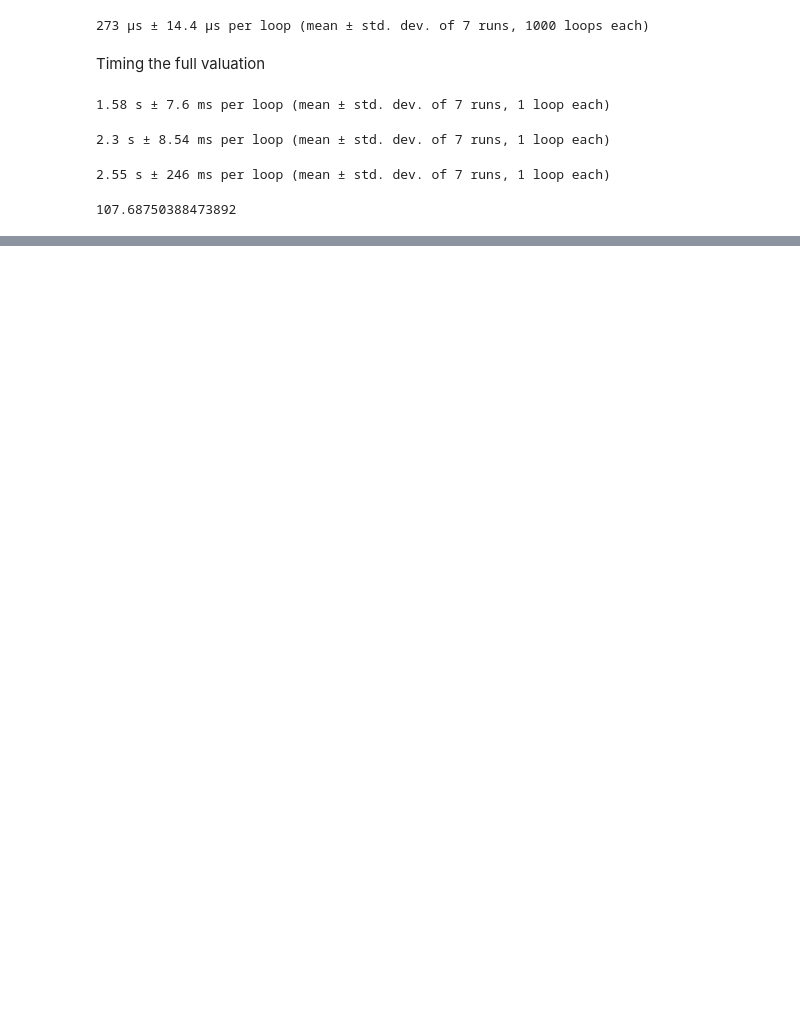
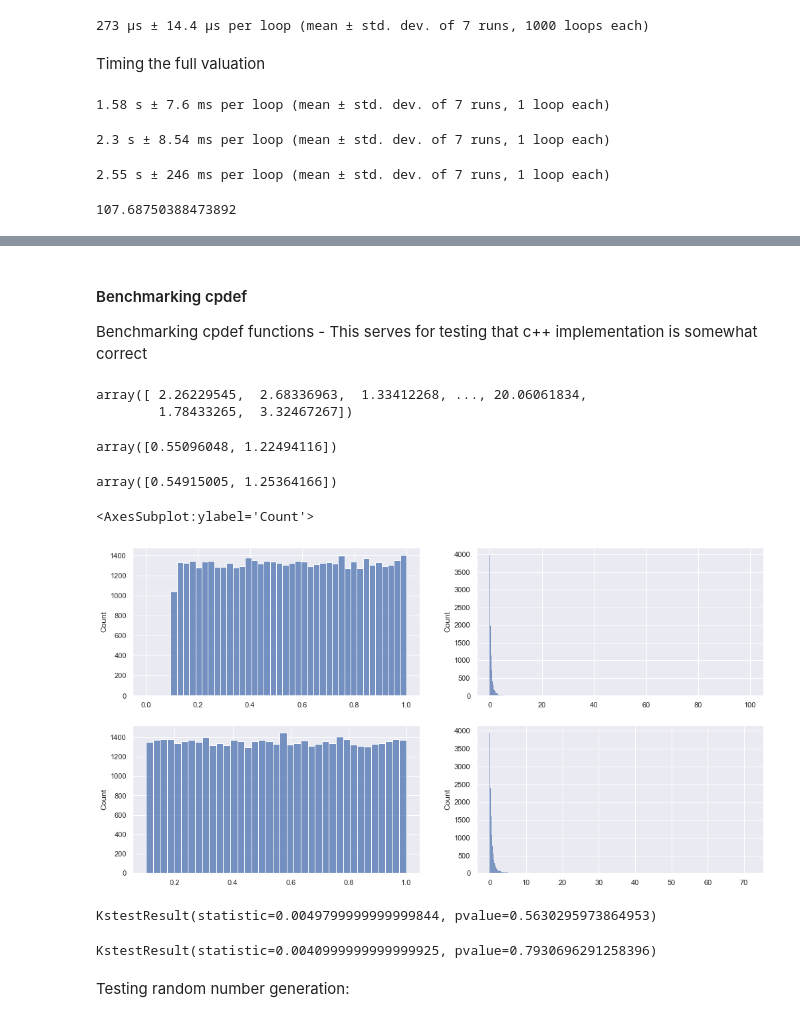
Before and after one commit to majkee15/credit_collections_rl, a Jupyter notebook: learning/policy_pricer/pricer_profiling.ipynb, the cells around one changed output, grey strips where cells are left out. Cells and saved outputs as stored; diff of their text form; code cells hidden in the pictures; blank space fills up the shorter version.

```diff
--- a/learning/policy_pricer/pricer_profiling.ipynb
+++ b/learning/policy_pricer/pricer_profiling.ipynb
@@ -191,0 +185,38 @@ aav.u(sample_acc[0], sample_acc[1])
+# %% [markdown]
+#### Benchmarking cpdef
+Benchmarking cpdef functions - This serves for testing that c++ implementation is somewhat correct
+# %%
+t_to_sustain = 100
+l = 2.
+repeats = 50000
+res_cython = np.zeros((repeats, 2))
+res_python = np.zeros((repeats, 2))
+
+for i in range(repeats):
+    res_cython[i, :] = cython_pricer_optimized.next_arrival(t_to_sustain, l , c_params)
+    res_python[i, :] = policy_pricer_python.next_arrival(t_to_sustain, l , params)
+# %%
+res_cython[res_cython[:, 1] > 1,1]
+# %% [output]
+array([ 2.26229545,  2.68336963,  1.33412268, ..., 20.06061834,
+        1.78433265,  3.32467267])
+# %%
+np.mean(res_cython, axis=0)
+# %% [output]
+array([0.55096048, 1.22494116])
+# %%
+np.mean(res_python, axis=0)
+# %% [output]
+array([0.54915005, 1.25364166])
+# %%
+import seaborn as sns, numpy as np
+sns.set_theme(); np.random.seed(0)
+fig, ax = plt.subplots(nrows=2, ncols=2, figsize=(17, 9))
+
+sns.histplot(res_cython[:, 0], ax=ax[0, 0])
+sns.histplot(res_cython[:, 1], ax=ax[0, 1])
+sns.histplot(res_python[:, 0], ax=ax[1, 0])
+sns.histplot(res_python[:, 1], ax=ax[1, 1])
+# %% [output]
+<AxesSubplot:ylabel='Count'>
+[figure, added]
@@ -191,0 +225,10 @@ aav.u(sample_acc[0], sample_acc[1])
+# %%
+ks_2samp(res_cython[:, 0], res_python[:, 0])
+# %% [output]
+KstestResult(statistic=0.0049799999999999844, pvalue=0.5630295973864953)
+# %%
+ks_2samp(res_cython[:, 1], res_python[:, 1])
+# %% [output]
+KstestResult(statistic=0.0040999999999999925, pvalue=0.7930696291258396)
+# %% [markdown]
+Testing random number generation:
```
Also changed, not shown: parts of 25 cells of this notebook, 2 other files.
